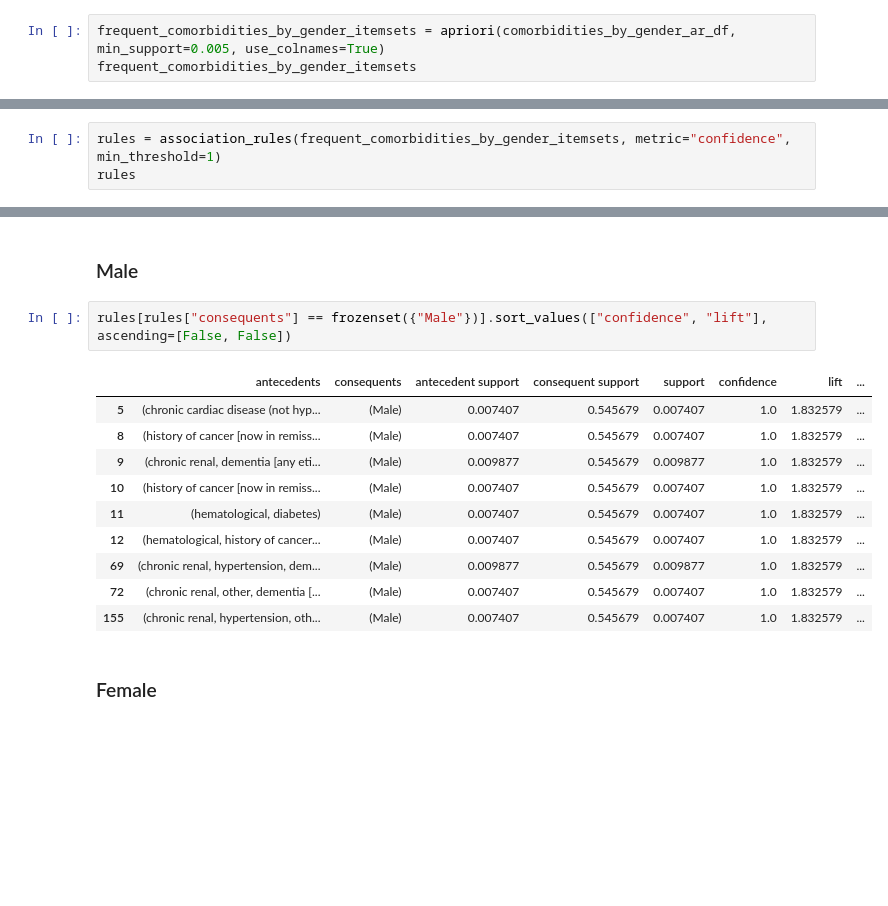
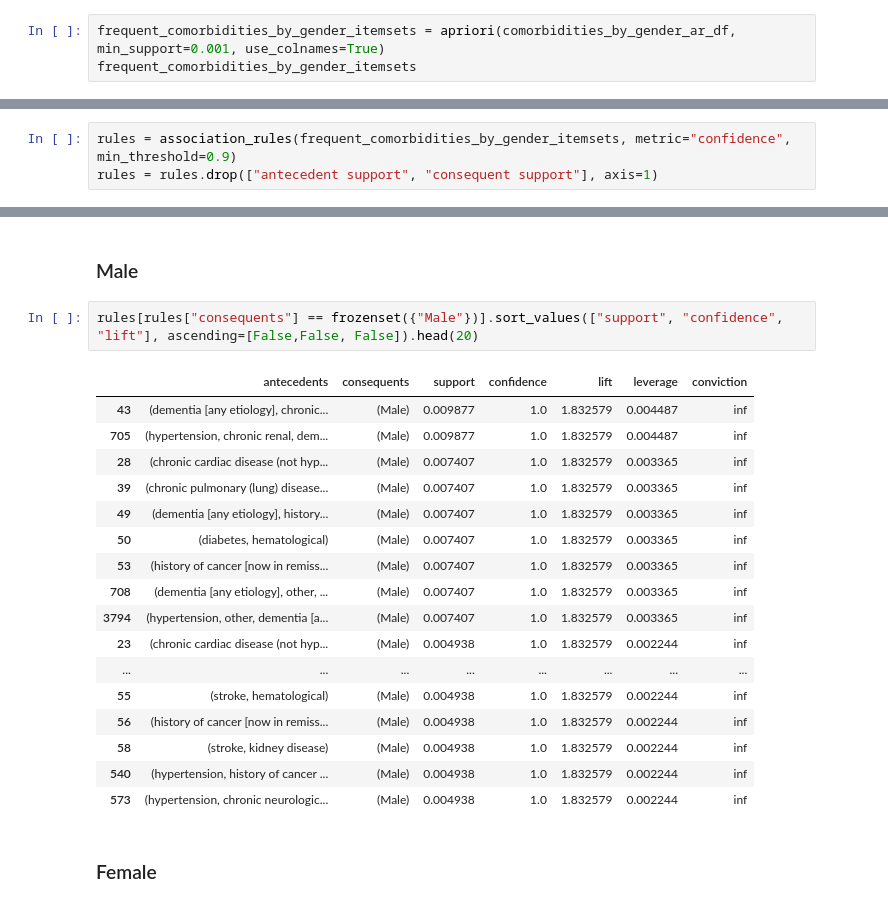
Before and after one commit to cuongvuong-phoenix/CO5240-data-engineering-s212, a Jupyter notebook: cuong/canada_hospital_comorbidities.ipynb, the cells around one changed output, grey strips where cells are left out. Cells and saved outputs as stored; diff of their text form; blank space fills up the shorter version.

```diff
--- a/cuong/canada_hospital_comorbidities.ipynb
+++ b/cuong/canada_hospital_comorbidities.ipynb
@@ -435,7 +433,7 @@ te_comorbidities_by_gender = TransactionEncoder()
 te_comorbidities_by_gender_ary = te_comorbidities_by_gender.fit(covid19_comorbidities_by_gender).transform(covid19_comorbidities_by_gender)
 comorbidities_by_gender_ar_df = pd.DataFrame(te_comorbidities_by_gender_ary, columns=te_comorbidities_by_gender.columns_)
 # %%
-frequent_comorbidities_by_gender_itemsets = apriori(comorbidities_by_gender_ar_df, min_support=0.005, use_colnames=True)
+frequent_comorbidities_by_gender_itemsets = apriori(comorbidities_by_gender_ar_df, min_support=0.001, use_colnames=True)
 frequent_comorbidities_by_gender_itemsets
 # %% [output]
 |  | support | itemsets |
@@ -454,3 +452,3 @@ frequent_comorbidities_by_gender_itemsets
 # %%
-rules = association_rules(frequent_comorbidities_by_gender_itemsets, metric="confidence", min_threshold=1)
-rules
+rules = association_rules(frequent_comorbidities_by_gender_itemsets, metric="confidence", min_threshold=0.9)
+rules = rules.drop(["antecedent support", "consequent support"], axis=1)
@@ -471,18 +455,25 @@ rules
 # %% [markdown]
 ### Male
 # %%
-rules[rules["consequents"] == frozenset({"Male"})].sort_values(["confidence", "lift"], ascending=[False, False])
+rules[rules["consequents"] == frozenset({"Male"})].sort_values(["support", "confidence", "lift"], ascending=[False,False, False]).head(20)
 # %% [output]
-|  | antecedents | consequents | antecedent support | consequent support | support | confidence | lift | ... |
-| 5 | (chronic cardiac disease (not hyp... | (Male) | 0.007407 | 0.545679 | 0.007407 | 1.0 | 1.832579 | ... |
-| 8 | (history of cancer [now in remiss... | (Male) | 0.007407 | 0.545679 | 0.007407 | 1.0 | 1.832579 | ... |
-| 9 | (chronic renal, dementia [any eti... | (Male) | 0.009877 | 0.545679 | 0.009877 | 1.0 | 1.832579 | ... |
-| 10 | (history of cancer [now in remiss... | (Male) | 0.007407 | 0.545679 | 0.007407 | 1.0 | 1.832579 | ... |
-| 11 | (hematological, diabetes) | (Male) | 0.007407 | 0.545679 | 0.007407 | 1.0 | 1.832579 | ... |
-| 12 | (hematological, history of cancer... | (Male) | 0.007407 | 0.545679 | 0.007407 | 1.0 | 1.832579 | ... |
-| 69 | (chronic renal, hypertension, dem... | (Male) | 0.009877 | 0.545679 | 0.009877 | 1.0 | 1.832579 | ... |
-| 72 | (chronic renal, other, dementia [... | (Male) | 0.007407 | 0.545679 | 0.007407 | 1.0 | 1.832579 | ... |
-| 155 | (chronic renal, hypertension, oth... | (Male) | 0.007407 | 0.545679 | 0.007407 | 1.0 | 1.832579 | ... |
+|  | antecedents | consequents | support | confidence | lift | leverage | conviction |
+| 43 | (dementia [any etiology], chronic... | (Male) | 0.009877 | 1.0 | 1.832579 | 0.004487 | inf |
+| 705 | (hypertension, chronic renal, dem... | (Male) | 0.009877 | 1.0 | 1.832579 | 0.004487 | inf |
+| 28 | (chronic cardiac disease (not hyp... | (Male) | 0.007407 | 1.0 | 1.832579 | 0.003365 | inf |
+| 39 | (chronic pulmonary (lung) disease... | (Male) | 0.007407 | 1.0 | 1.832579 | 0.003365 | inf |
+| 49 | (dementia [any etiology], history... | (Male) | 0.007407 | 1.0 | 1.832579 | 0.003365 | inf |
+| 50 | (diabetes, hematological) | (Male) | 0.007407 | 1.0 | 1.832579 | 0.003365 | inf |
+| 53 | (history of cancer [now in remiss... | (Male) | 0.007407 | 1.0 | 1.832579 | 0.003365 | inf |
+| 708 | (dementia [any etiology], other, ... | (Male) | 0.007407 | 1.0 | 1.832579 | 0.003365 | inf |
+| 3794 | (hypertension, other, dementia [a... | (Male) | 0.007407 | 1.0 | 1.832579 | 0.003365 | inf |
+| 23 | (chronic cardiac disease (not hyp... | (Male) | 0.004938 | 1.0 | 1.832579 | 0.002244 | inf |
+| ... | ... | ... | ... | ... | ... | ... | ... |
+| 55 | (stroke, hematological) | (Male) | 0.004938 | 1.0 | 1.832579 | 0.002244 | inf |
+| 56 | (history of cancer [now in remiss... | (Male) | 0.004938 | 1.0 | 1.832579 | 0.002244 | inf |
+| 58 | (stroke, kidney disease) | (Male) | 0.004938 | 1.0 | 1.832579 | 0.002244 | inf |
+| 540 | (hypertension, history of cancer ... | (Male) | 0.004938 | 1.0 | 1.832579 | 0.002244 | inf |
+| 573 | (hypertension, chronic neurologic... | (Male) | 0.004938 | 1.0 | 1.832579 | 0.002244 | inf |
 # %% [markdown]
 ### Female
 # %%
```
Also changed, not shown: parts of 13 cells of this notebook.
